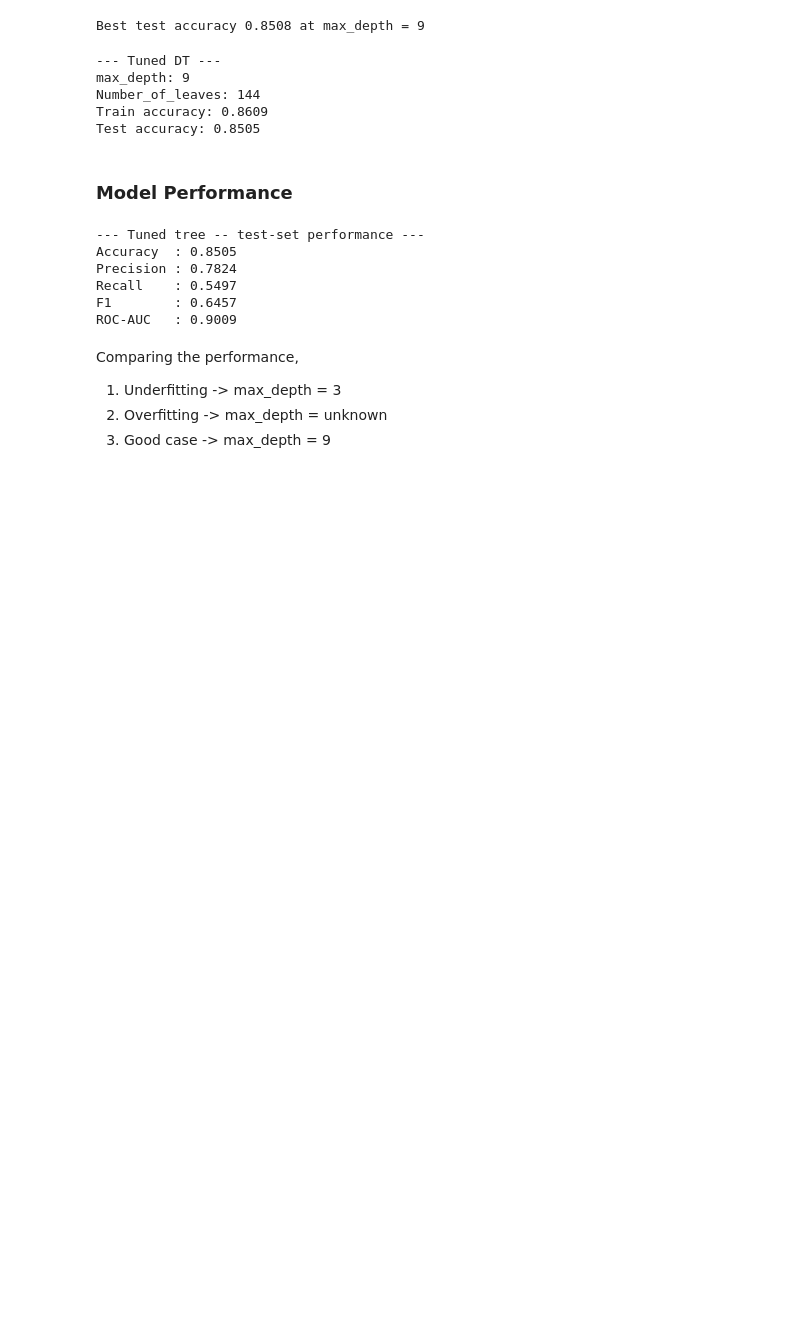
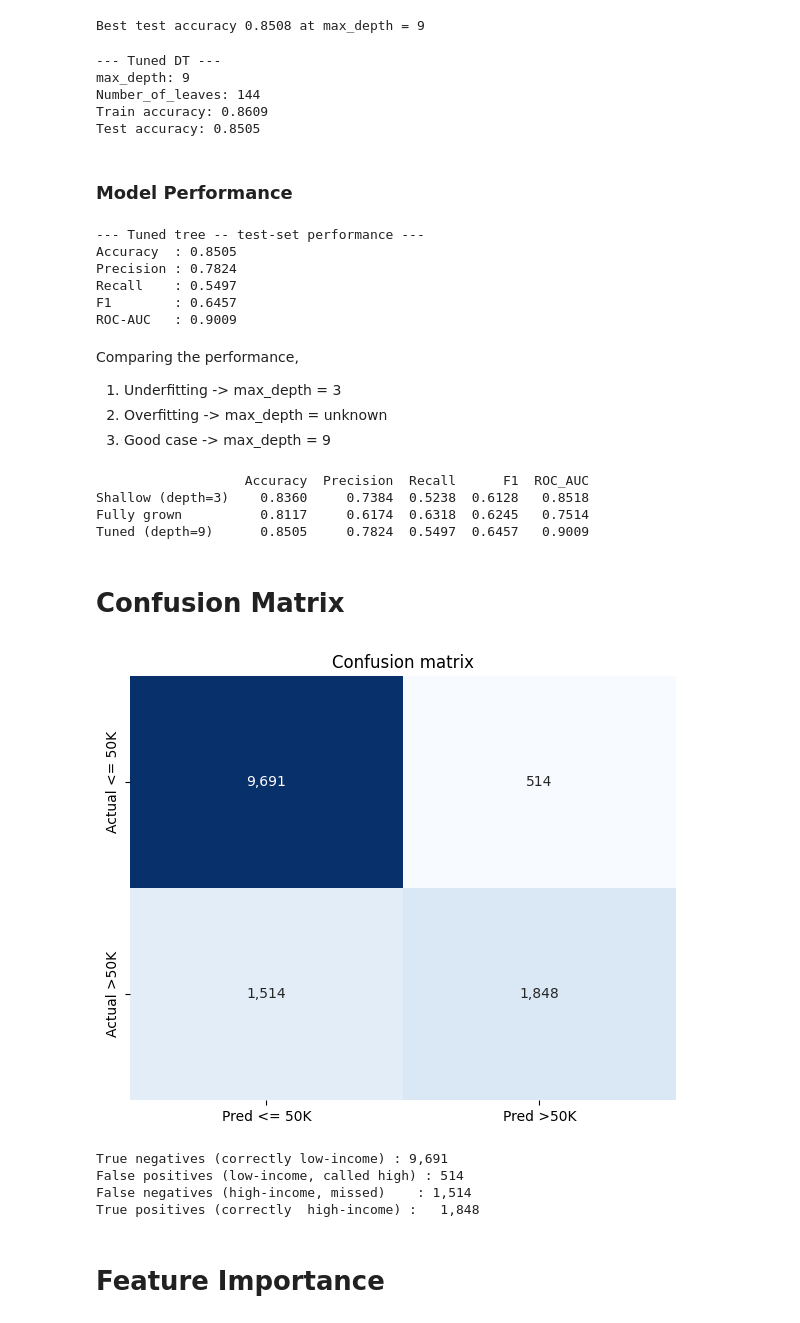
Before and after one commit to Ridima28/Adult-Income, a Jupyter notebook: main.ipynb, the cells around one changed output. Cells and saved outputs as stored; diff of their text form; code cells hidden in the pictures; blank space fills up the shorter version.

Commit message:
implemented confusion matrix

```diff
--- a/main.ipynb
+++ b/main.ipynb
@@ -365,3 +365,47 @@ Comparing the performance,
 1) Underfitting -> max_depth = 3
 2) Overfitting -> max_depth = unknown
 3) Good case -> max_depth = 9
+# %%
+def metric_row(model):
+    yp = model.predict(X_test)
+    yp_proba = model.predict_proba(X_test)[:,1]
+    return [accuracy_score(y_test, yp), precision_score(y_test, yp), recall_score(  y_test, yp), f1_score(y_test, yp),roc_auc_score(y_test, yp_proba)]
+
+comparison = pd.DataFrame(
+    [metric_row(tree_shallow), metric_row(tree_full), metric_row(tree)], columns=['Accuracy', 'Precision', 'Recall', 'F1', 'ROC_AUC'],
+    index=['Shallow (depth=3)', 'Fully grown', f'Tuned (depth={best_depth})'],).round(4)
+print(comparison.to_string())
+# %% [output]
+                   Accuracy  Precision  Recall      F1  ROC_AUC
+Shallow (depth=3)    0.8360     0.7384  0.5238  0.6128   0.8518
+Fully grown          0.8117     0.6174  0.6318  0.6245   0.7514
+Tuned (depth=9)      0.8505     0.7824  0.5497  0.6457   0.9009
+# %% [markdown]
+# Confusion Matrix
+# %%
+cm = confusion_matrix(y_test, y_pred)
+
+
+fig, ax = plt.subplots(figsize=(6, 5))
+sns.heatmap(cm, annot=True, fmt=',d', cmap='Blues', cbar=False,
+xticklabels=['Pred <= 50K', 'Pred >50K'],
+yticklabels=['Actual <= 50K', 'Actual >50K'], ax=ax)
+
+ax.set_title('Confusion matrix')
+
+plt.tight_layout()
+plt.show()
+
+tn, fp, fn, tp = cm.ravel()
+print(f"True negatives (correctly low-income) : {tn:,}")
+print(f"False positives (low-income, called high) : {fp:,}")
+print(f"False negatives (high-income, missed)    : {fn:,}")
+print(f"True positives (correctly  high-income) :  {tp: ,} ")
+# %% [output]
+[figure, added]
+True negatives (correctly low-income) : 9,691
+False positives (low-income, called high) : 514
+False negatives (high-income, missed)    : 1,514
+True positives (correctly  high-income) :   1,848
+# %% [markdown]
+# Feature Importance
```
